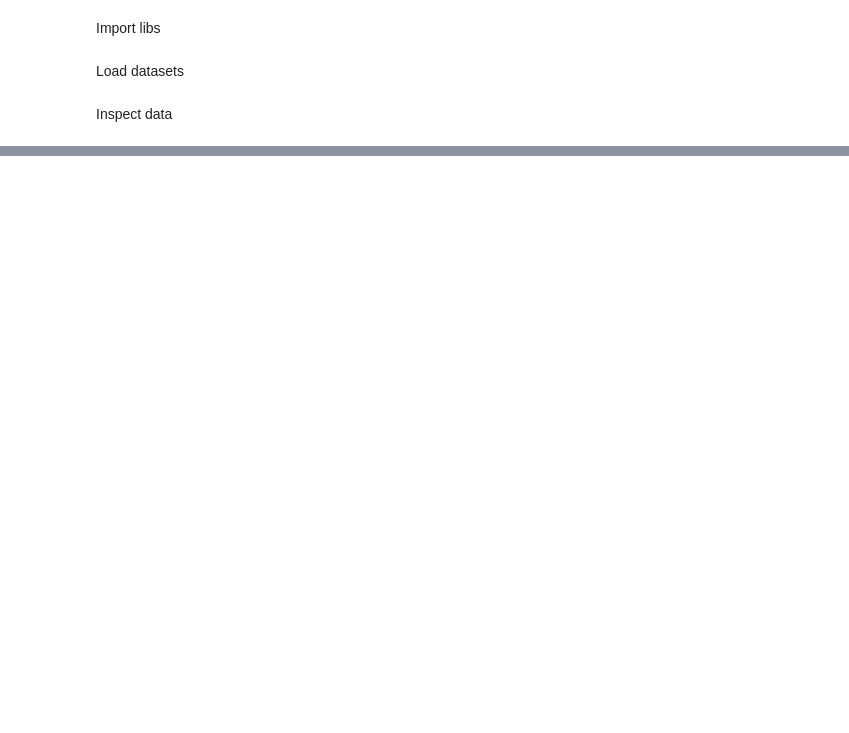
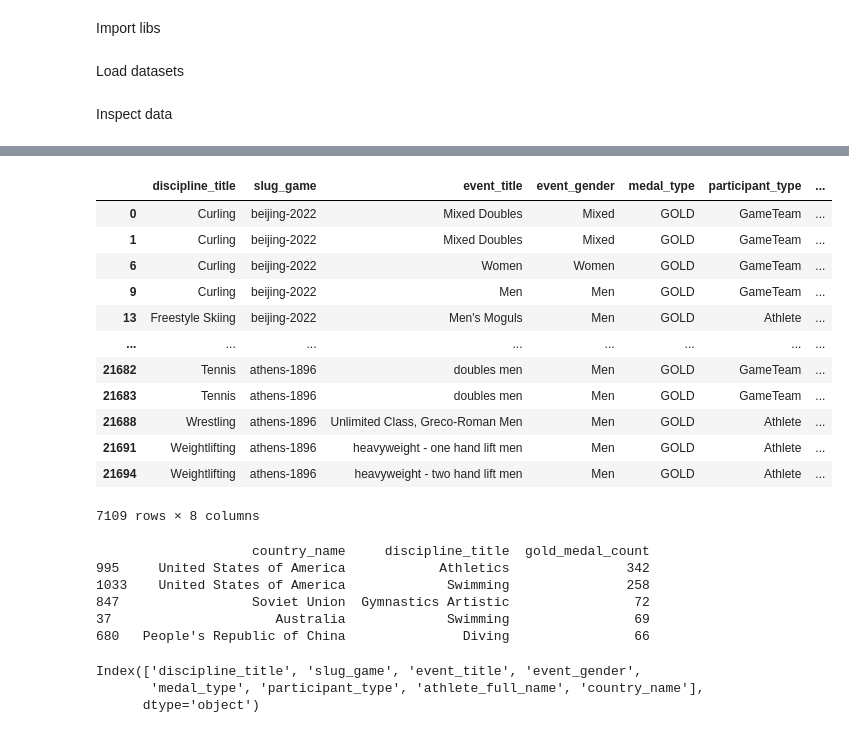
Before and after one commit to nomadflamingo/2021-olympics-data-analysis, a Jupyter notebook: src/number_of_gold_medals.ipynb, the cells around one changed output, grey strips where cells are left out. Saved outputs shown, nothing was run; the diff lists cells and outputs as text; code cells hidden in the pictures; blank space fills up the shorter version.

```diff
--- a/src/number_of_gold_medals.ipynb
+++ b/src/number_of_gold_medals.ipynb
@@ -26,0 +55,40 @@ KeyError: "['athlete_url', 'participant_type', 'country_code', 'country_3_letter
+# %%
+df_gold_medals = df_medals.query('medal_type == "GOLD"')
+df_gold_medals
+# %% [output]
+|  | discipline_title | slug_game | event_title | event_gender | medal_type | participant_type | ... |
+| 0 | Curling | beijing-2022 | Mixed Doubles | Mixed | GOLD | GameTeam | ... |
+| 1 | Curling | beijing-2022 | Mixed Doubles | Mixed | GOLD | GameTeam | ... |
+| 6 | Curling | beijing-2022 | Women | Women | GOLD | GameTeam | ... |
+| 9 | Curling | beijing-2022 | Men | Men | GOLD | GameTeam | ... |
+| 13 | Freestyle Skiing | beijing-2022 | Men's Moguls | Men | GOLD | Athlete | ... |
+| ... | ... | ... | ... | ... | ... | ... | ... |
+| 21682 | Tennis | athens-1896 | doubles men | Men | GOLD | GameTeam | ... |
+| 21683 | Tennis | athens-1896 | doubles men | Men | GOLD | GameTeam | ... |
+| 21688 | Wrestling | athens-1896 | Unlimited Class, Greco-Roman Men | Men | GOLD | Athlete | ... |
+| 21691 | Weightlifting | athens-1896 | heavyweight - one hand lift men | Men | GOLD | Athlete | ... |
+| 21694 | Weightlifting | athens-1896 | heavyweight - two hand lift men | Men | GOLD | Athlete | ... |
+7109 rows × 8 columns
+# %%
+# country_gold_medals = df_gold_medals.groupby('country_name').size().reset_index(name='gold_medal_count')
+# country_gold_medals = country_gold_medals.sort_values(by='gold_medal_count', ascending=False)
+
+# country_gold_medals
+country_sport_gold_medals = df_gold_medals.groupby(['country_name', 'discipline_title']).size().reset_index(name='gold_medal_count')
+country_sport_gold_medals = country_sport_gold_medals.sort_values(by='gold_medal_count', ascending=False)
+
+# Display the grouped result
+print(country_sport_gold_medals.head())
+# %% [output]
+                    country_name     discipline_title  gold_medal_count
+995     United States of America            Athletics               342
+1033    United States of America             Swimming               258
+847                 Soviet Union  Gymnastics Artistic                72
+37                     Australia             Swimming                69
+680   People's Republic of China               Diving                66
+# %%
+print(df_gold_medals.columns)
+# %% [output]
+Index(['discipline_title', 'slug_game', 'event_title', 'event_gender',
+       'medal_type', 'participant_type', 'athlete_full_name', 'country_name'],
+      dtype='object')
```
Also changed, not shown: parts of 9 cells of this notebook, 4 other files.
